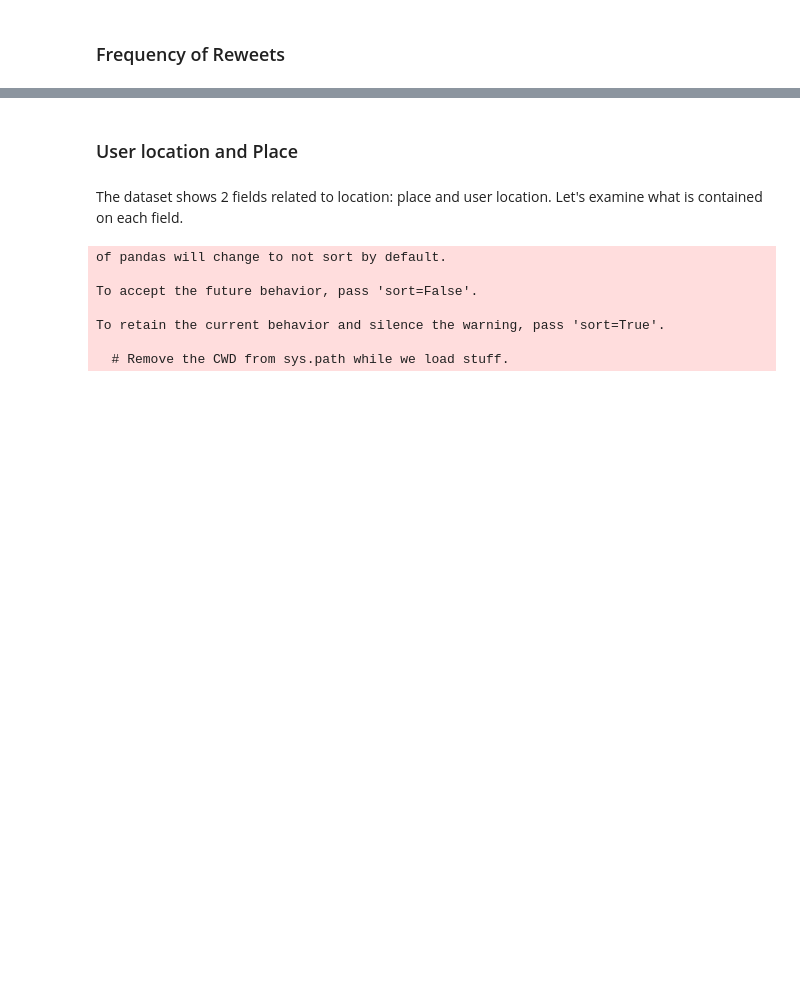
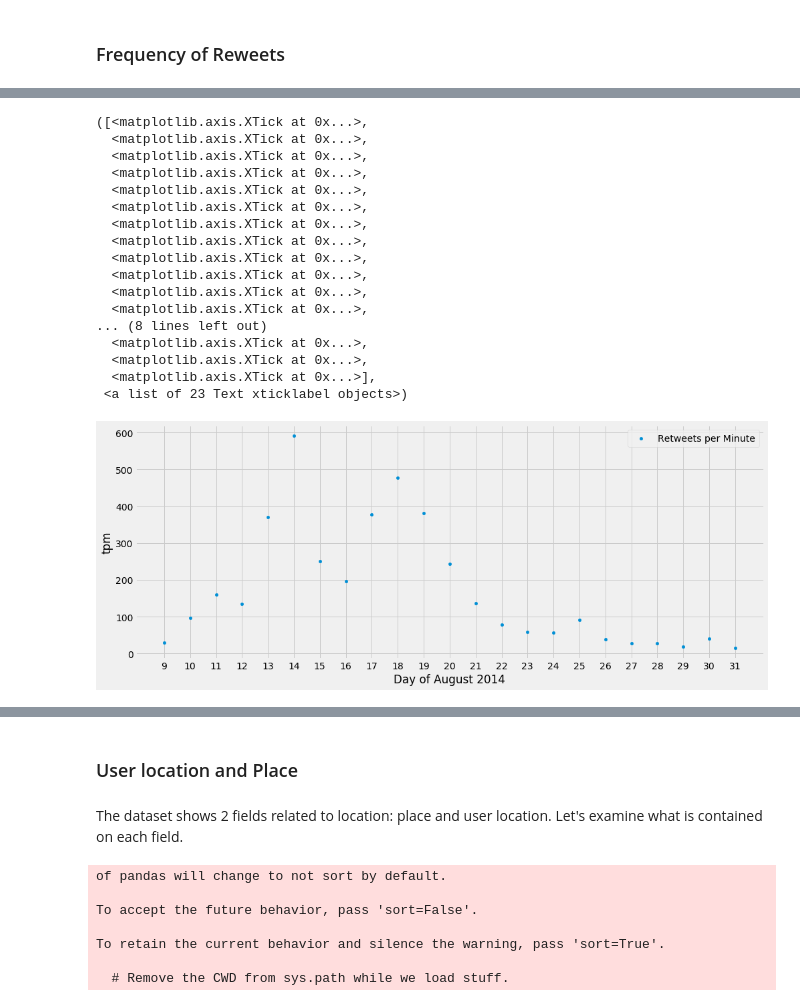
Before and after one commit to opardo/BlackLivesMatter, a Jupyter notebook: EDA/EDA_Jose.ipynb, the cells around one changed output, grey strips where cells are left out. Drawn from its saved outputs; the diff is of its cells as text; code cells hidden in the pictures; blank space fills up the shorter version.

```diff
--- a/EDA/EDA_Jose.ipynb
+++ b/EDA/EDA_Jose.ipynb
@@ -86,0 +160,30 @@ df_fr
+# %%
+df_fr = df_fr[8:]
+ax = df_fr.plot(x='day_of_tweet',
+             y='tpm',
+             kind='scatter',
+             figsize=(15,6),
+             label='Retweets per Minute')
+plt.xlabel('Day of August 2014')
+
+xticks = np.arange(9,32,1)
+plt.xticks(xticks)
+# %% [output]
+([<matplotlib.axis.XTick at 0x...>,
+  <matplotlib.axis.XTick at 0x...>,
+  <matplotlib.axis.XTick at 0x...>,
+  <matplotlib.axis.XTick at 0x...>,
+  <matplotlib.axis.XTick at 0x...>,
+  <matplotlib.axis.XTick at 0x...>,
+  <matplotlib.axis.XTick at 0x...>,
+  <matplotlib.axis.XTick at 0x...>,
+  <matplotlib.axis.XTick at 0x...>,
+  <matplotlib.axis.XTick at 0x...>,
+  <matplotlib.axis.XTick at 0x...>,
+  <matplotlib.axis.XTick at 0x...>,
+... (8 lines left out)
+  <matplotlib.axis.XTick at 0x...>,
+  <matplotlib.axis.XTick at 0x...>,
+  <matplotlib.axis.XTick at 0x...>],
+ <a list of 23 Text xticklabel objects>)
+[figure, added]
```
Also changed, not shown: parts of 49 cells of this notebook.
